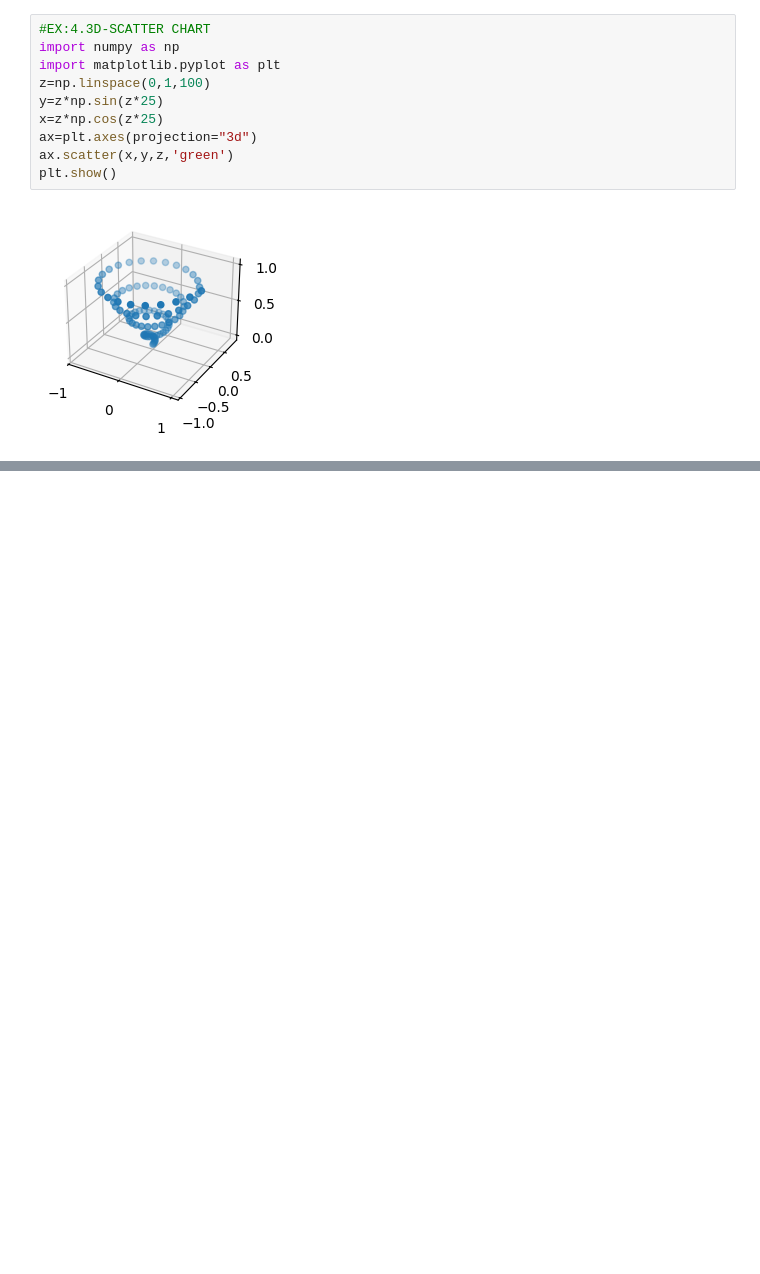
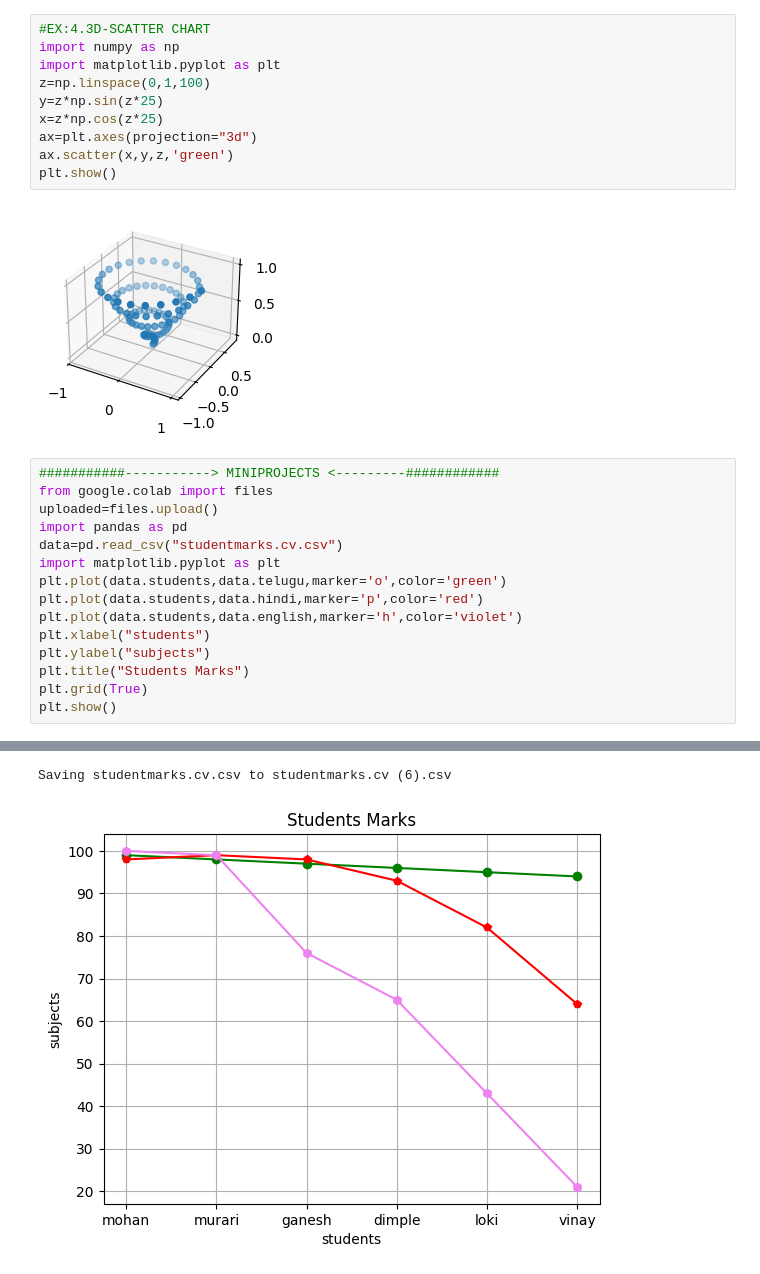
Before and after one commit to lokeshneerasa/Matplotlib, a Jupyter notebook: Matplotlib_Charts.ipynb, the cells around one changed output, grey strips where cells are left out. Cells and saved outputs as stored; diff of their text form; blank space fills up the shorter version.

```diff
--- a/Matplotlib_Charts.ipynb
+++ b/Matplotlib_Charts.ipynb
@@ -734,3 +748,19 @@ ax.scatter(x,y,z,'green')
 plt.show()
 # %% [output]
 [figure]
+# %%
+###########-----------> MINIPROJECTS <---------############
+from google.colab import files
+uploaded=files.upload()
+import pandas as pd
+data=pd.read_csv("studentmarks.cv.csv")
+import matplotlib.pyplot as plt
+plt.plot(data.students,data.telugu,marker='o',color='green')
+plt.plot(data.students,data.hindi,marker='p',color='red')
+plt.plot(data.students,data.english,marker='h',color='violet')
+plt.xlabel("students")
+plt.ylabel("subjects")
+plt.title("Students Marks")
+plt.grid(True)
+plt.show()
+# %% [output]
@@ -736,0 +768,2 @@ plt.show()
+Saving studentmarks.cv.csv to studentmarks.cv (6).csv
+[figure, added]
```
Also changed, not shown: parts of 10 cells of this notebook.
